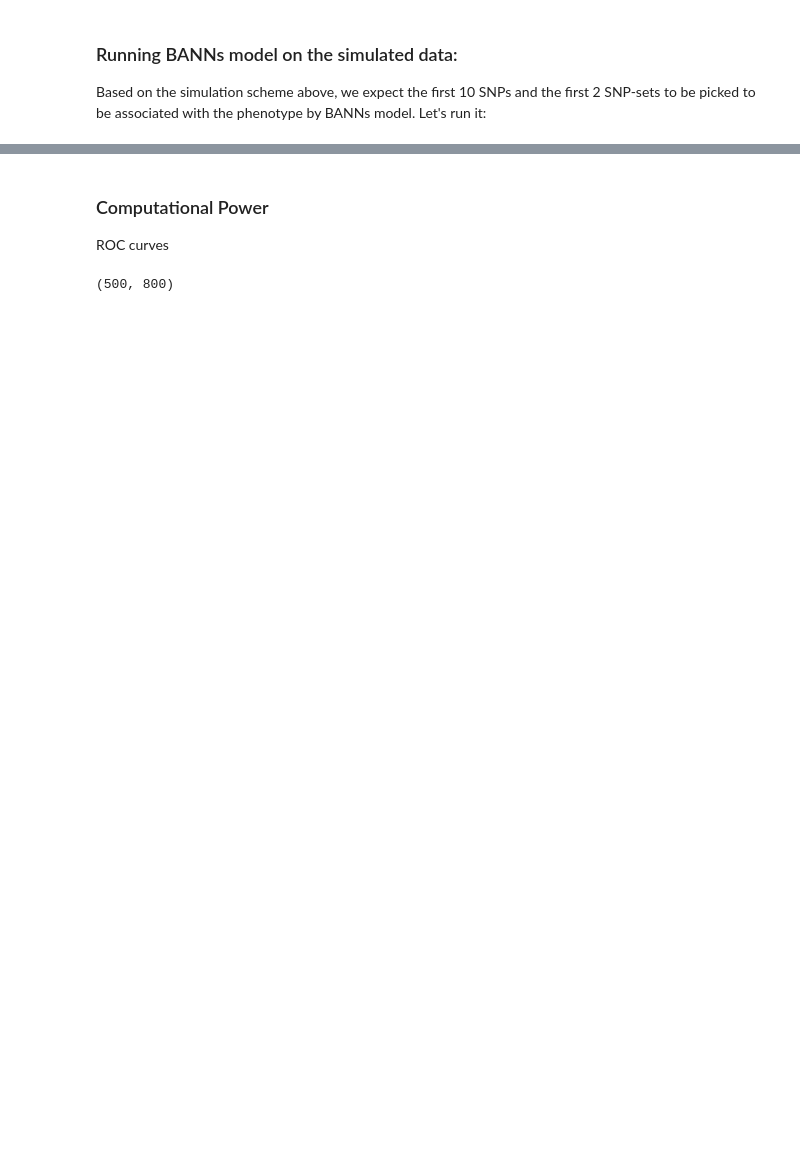
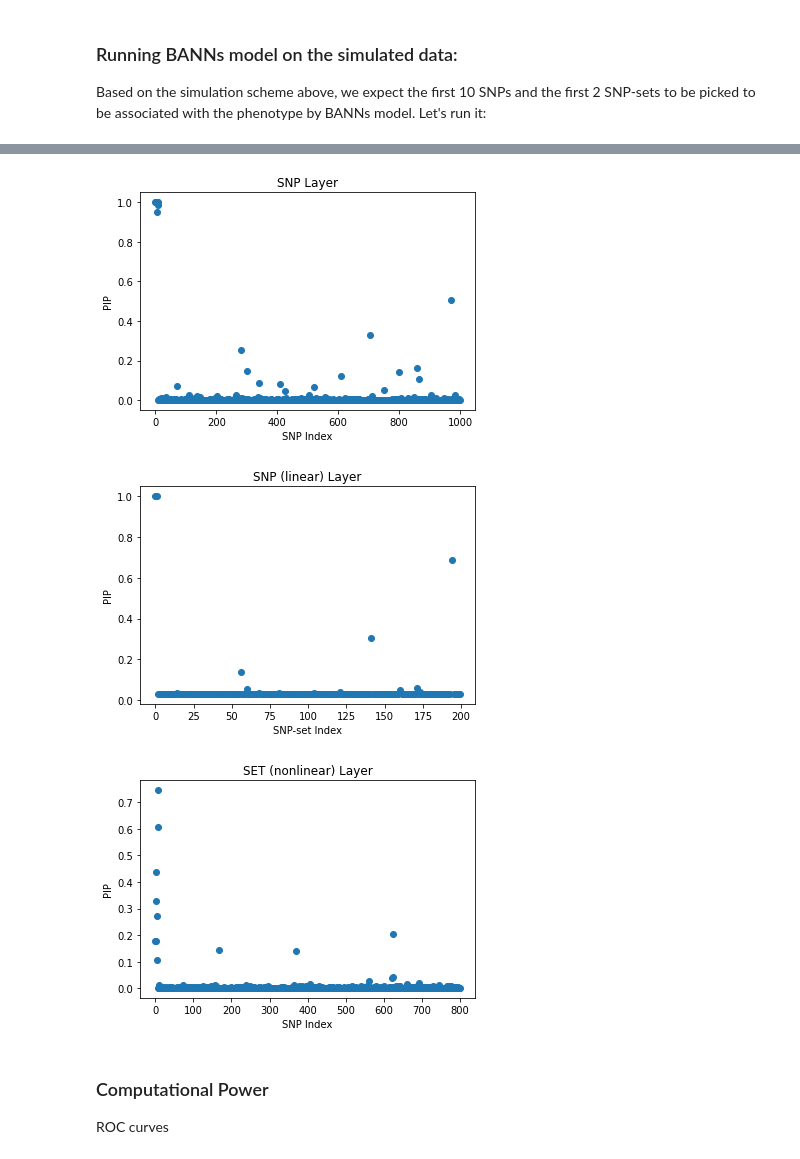
Before and after one commit to Zhengtong-Liu/CS-M226-Project, a Jupyter notebook: BANNs/BANN/examples_docs/BANNs_example_pairwise.ipynb, the cells around one changed output, grey strips where cells are left out. Drawn from its saved outputs; the diff is of its cells as text; code cells hidden in the pictures; blank space fills up the shorter version.

```diff
--- a/BANNs/BANN/examples_docs/BANNs_example_pairwise.ipynb
+++ b/BANNs/BANN/examples_docs/BANNs_example_pairwise.ipynb
@@ -178,7 +196,28 @@ PVE
+# %%
+plt.scatter(np.arange(len(SNPpips)), SNPpips)
+plt.xlabel("SNP Index")
+plt.ylabel("PIP")
+plt.title("SNP Layer")
+plt.savefig("SNPpip_plot_simulated_geno_pheno.png", dpi=300)
+plt.show()
+
+plt.scatter(np.arange(len(SETpips)), SETpips)
+plt.xlabel("SNP-set Index")
+plt.ylabel("PIP")
+plt.title("SNP (linear) Layer")
+plt.savefig("SETpip_plot_simulated_geno_pheno.png", dpi=300)
+plt.show()
+
+plt.scatter(np.arange(len(SET_nonlinear_pips)), SET_nonlinear_pips)
+plt.xlabel("SNP Index")
+plt.ylabel("PIP")
+plt.title("SET (nonlinear) Layer")
+plt.savefig("SET_nonlinear_pip_plot_simulated_geno_pheno.png", dpi=300)
+plt.show()
+# %% [output]
+[figure, added]
+[figure, added]
+[figure, added]
 # %% [markdown]
 ### Computational Power
 ROC curves
-# %%
-bann.W.shape
-# %% [output]
-(500, 800)
```
Also changed, not shown: parts of 6 cells of this notebook, 1 other file.
